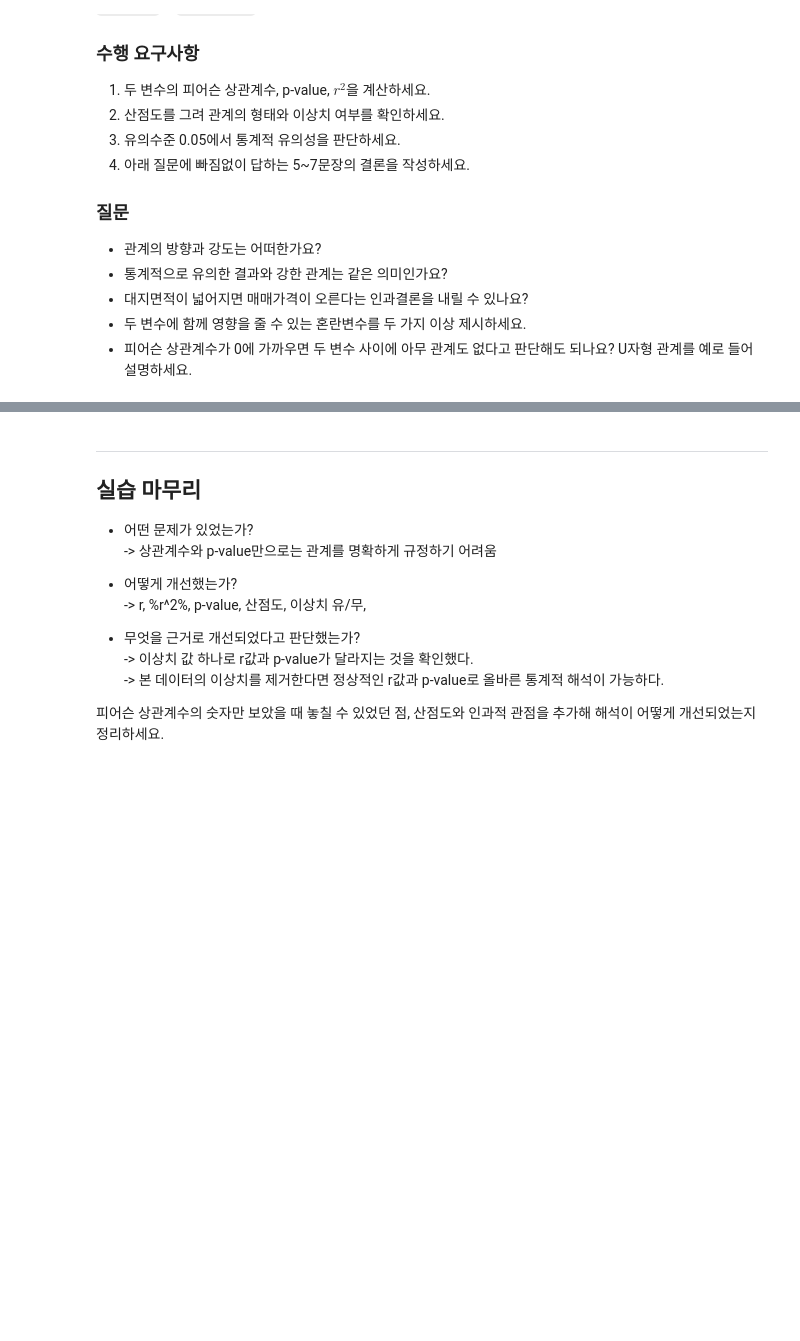
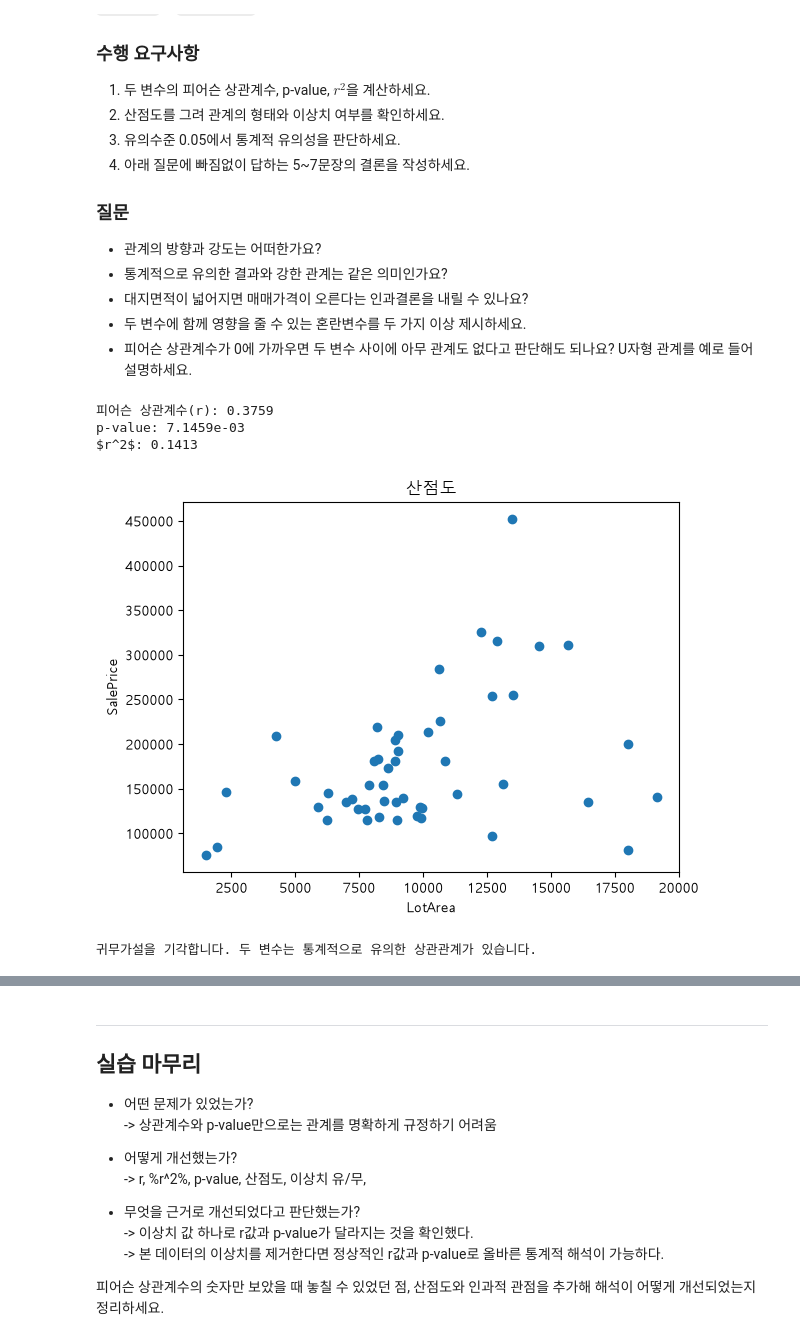
Before and after one commit to prohayo33/python-basic-assignment--, a Jupyter notebook: Inferential_Statistics_experimental_design/3장2강 피어슨 상관계수의 의미와 한계 실습문제.ipynb, the cells around one changed output, grey strips where cells are left out. Cells and saved outputs as stored; diff of their text form; code cells hidden in the pictures; blank space fills up the shorter version.

```diff
--- a/Inferential_Statistics_experimental_design/3장2강 피어슨 상관계수의 의미와 한계 실습문제.ipynb
+++ b/Inferential_Statistics_experimental_design/3장2강 피어슨 상관계수의 의미와 한계 실습문제.ipynb
@@ -277,0 +276,35 @@ p-value: 1
+# %%
+# 여기에 코드를 작성하세요.
+plt.rcParams['font.family'] = 'Malgun Gothic'
+# 1. 50행 무작위 표본 추출
+sample_50 = df[['LotArea','SalePrice']].sample(50, random_state=42).copy()
+
+# 1. 두 변수의 피어슨 상관계수, p-value, $r^2$을 계산하세요.
+corr, p_value = stats.pearsonr(sample_50['LotArea'], sample_50['SalePrice'])
+r_squared = corr ** 2
+
+print(f'피어슨 상관계수(r): {corr:.4f}')
+print(f'p-value: {p_value:.4e}')
+print(f'$r^2$: {r_squared:.4f}')
+
+# 2. 산점도를 그려 관계의 형태와 이상치 여부를 확인하세요.
+plt.scatter(sample_50['LotArea'], sample_50['SalePrice'])
+plt.xlabel('LotArea')
+plt.ylabel('SalePrice')
+plt.title('산점도')
+plt.show()
+
+# 3. 유의수준 0.05에서 통계적 유의성을 판단하세요.
+alpha = 0.05
+if p_value < alpha:
+    print("귀무가설을 기각합니다. 두 변수는 통계적으로 유의한 상관관계가 있습니다.")
+else:
+    print("귀무가설을 기각하지 못합니다.")
+
+#
+# %% [output]
+피어슨 상관계수(r): 0.3759
+p-value: 7.1459e-03
+$r^2$: 0.1413
+[figure, added]
+귀무가설을 기각합니다. 두 변수는 통계적으로 유의한 상관관계가 있습니다.
```
Also changed, not shown: parts of 2 cells of this notebook.
